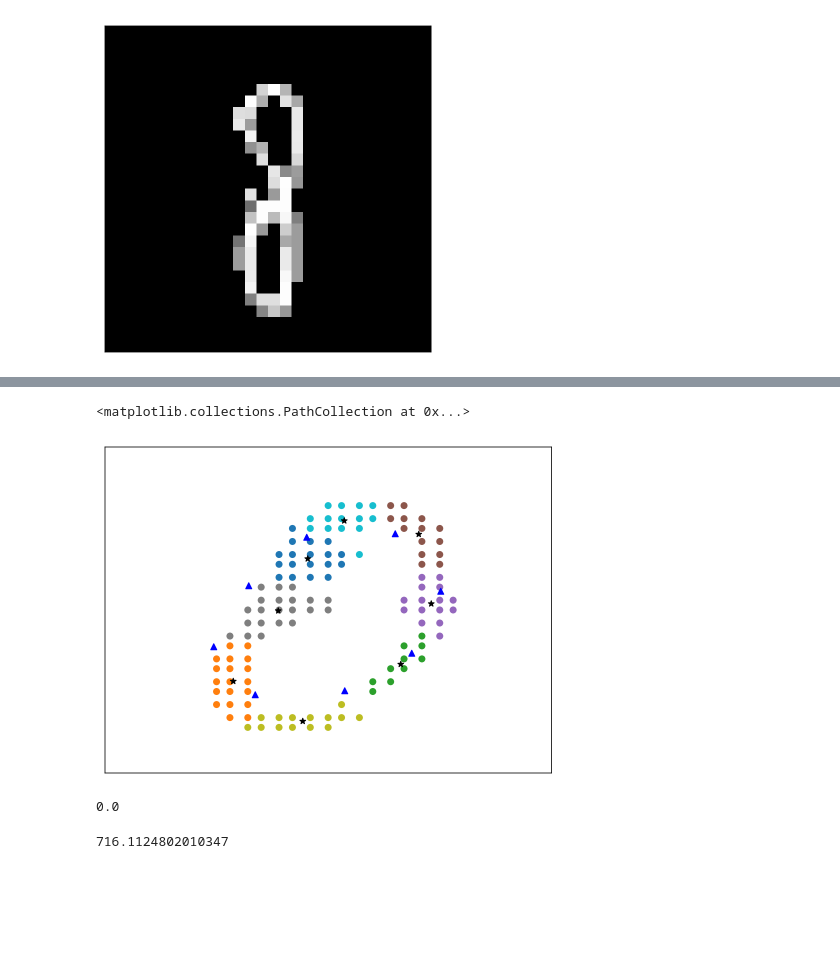
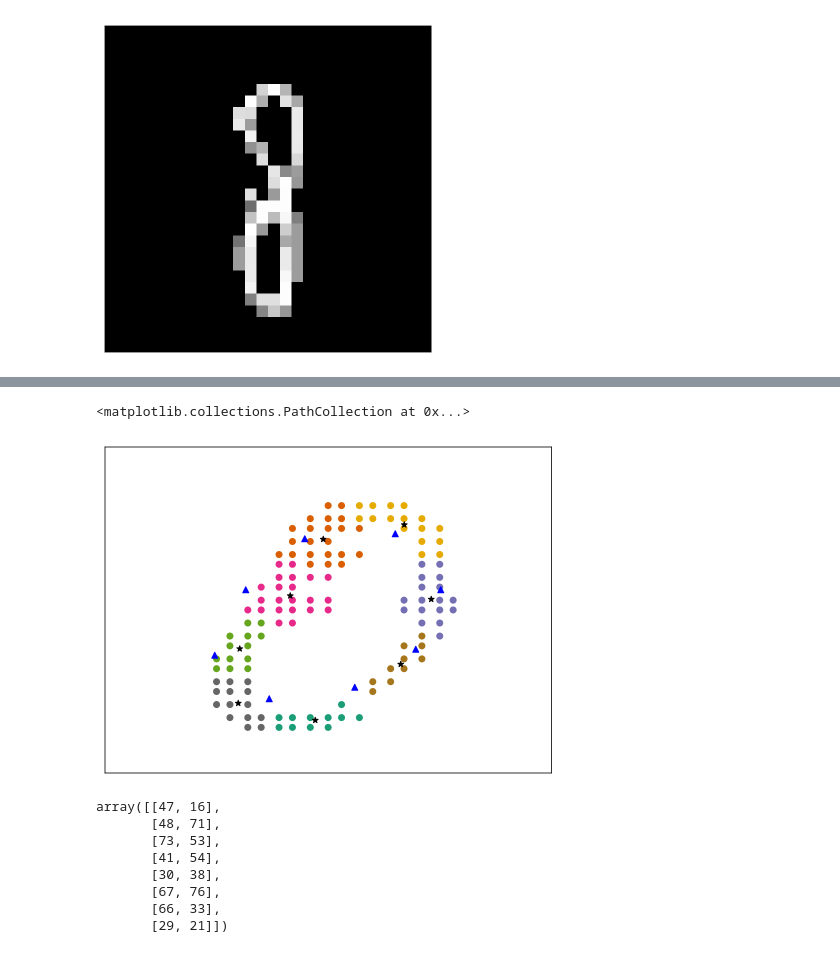
Before and after one commit to abpaudel/pen-digits-classification, a Jupyter notebook: Feature Extraction from MNIST.ipynb, the cells around one changed output, grey strips where cells are left out. Cells and saved outputs as stored; diff of their text form; code cells hidden in the pictures; blank space fills up the shorter version.

```diff
--- a/Feature Extraction from MNIST.ipynb
+++ b/Feature Extraction from MNIST.ipynb
@@ -121,7 +119,7 @@ def mnist2penpoints(img, pixval_min=100, scale=100, plot=''):
     kmeans.fit(xycoors)
     pred = kmeans.predict(xycoors)
     if plot=='both':
-        plt.scatter(xycoors[:,0], xycoors[:,1], c=pred, cmap='tab10')
+        plt.scatter(xycoors[:,0], xycoors[:,1], c=pred, cmap='Dark2')
         plt.scatter(kmeans.cluster_centers_[:,0], kmeans.cluster_centers_[:,1], marker='*',color='k')
         plt.xlim((0,100))
         plt.ylim((0,100))
@@ -148,7 +146,8 @@ plot_mnist(img)
 # %%
 np.random.seed(2)
 average_mnist = mnist.groupby('label').mean().astype('int64').values
-thld = {0:70,1:100,2:100,3:120,4:50,5:80,6:100,7:60,8:100,9:70}
+thld = {0:70,1:110,2:100,3:110,4:50,5:80,6:100,7:60,8:100,9:70}
+centroids=[]
 r, c = 2, 5
 plt.figure(figsize=(15,6))
 for i in range(r*c):
@@ -162,7 +161,8 @@ for i in range(r*c):
     plt.subplot(r,c,i+1)
     img= average_mnist[i]
     img[img<thld[i]] = 0
-    pc = mnist2penpoints(img, pixval_min=thld[i], plot='both')
+    kmt,_ = mnist2penpoints(img, pixval_min=thld[i], plot='both')
+    centroids.append(kmt.cluster_centers_)
 plt.show()
 # %% [output]
 [figure]
@@ -169,0 +174,22 @@ plt.show()
+# %%
+order=np.array([[0,4,2,7,1,5,3,6],#0
+                [0,5,2,6,4,1,3,7],#1
+                [4,2,7,0,5,1,3,6],#2
+                [1,5,6,2,3,7,4,0],#3
+                [7,2,6,1,3,0,5,4],#4
+                [6,2,0,3,7,4,1,5],#5
+                [5,2,3,0,4,1,6,7],#6
+                [1,7,3,5,0,6,2,4],#7
+                [6,4,0,1,7,3,5,2],#8
+                [0,6,1,7,3,5,2,4]])#9
+# %%
+plt.figure(figsize=(15,6))
+for i in range(10):
+    plt.subplot(2,5,i+1)
+    tmplt = centroids[i][order[i]]
+    plt.plot(tmplt[:,0], tmplt[:,1])
+    plt.xlim((0,100))
+    plt.ylim((0,100))
+    plt.xticks([])
+    plt.yticks([])
+plt.show()
@@ -170,21 +198,9 @@ plt.show()
 # %%
 kmt, _ = mnist2penpoints(average_mnist[0], pixval_min=thld[i])
-tmplt_0 = km.cluster_centers_
+tmplt_0 = centroids[0][order[0]]
 img_0 = img2coord(features.iloc[30].values, pixval_min=thld[0])
 km0, _ = mnist2penpoints(features.iloc[30].values, pixval_min=thld[i], plot='both')
 plt.scatter(tmplt_0[:,0], tmplt_0[:,1], marker='^',color='b')
 # %% [output]
 <matplotlib.collections.PathCollection at 0x...>
-[figure, old version]
+[figure, new version]
-# %%
-def mse(c1, c2):
-    return np.mean((c1-c2)**2)
-x = np.array([[1,2], [1,2]])
-y= np.array([[1,2], [1,2]])
-mse(x,y)
-# %% [output]
-0.0
-# %%
-mse(tmplt_0, km0.cluster_centers_)
-# %% [output]
-716.1124802010347
@@ -190,0 +220,12 @@ mse(tmplt_0, km0.cluster_centers_)
+# %%
+sam_0 = km0.cluster_centers_.astype('int64')
+sam_0
+# %% [output]
+array([[47, 16],
+       [48, 71],
+       [73, 53],
+       [41, 54],
+       [30, 38],
+       [67, 76],
+       [66, 33],
+       [29, 21]])
```
Also changed, not shown: parts of 9 cells of this notebook.
